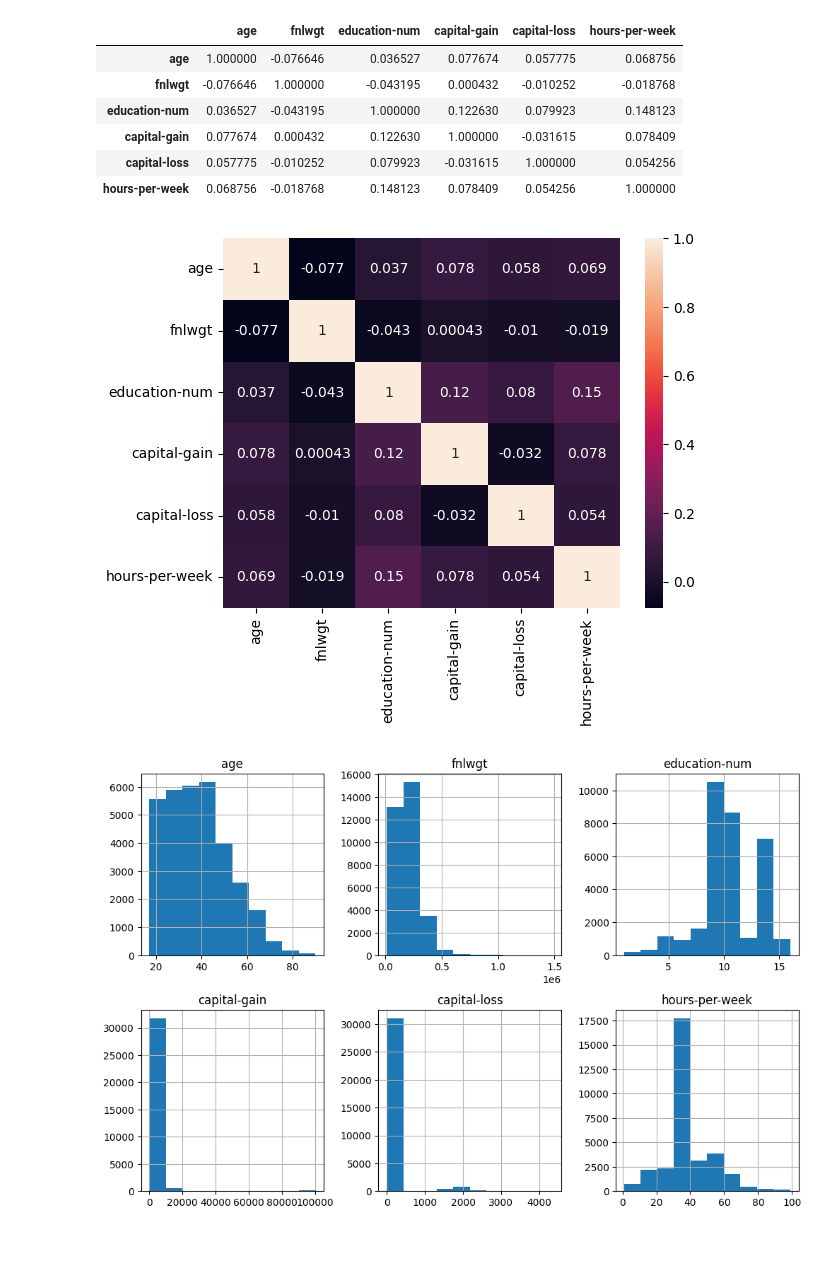
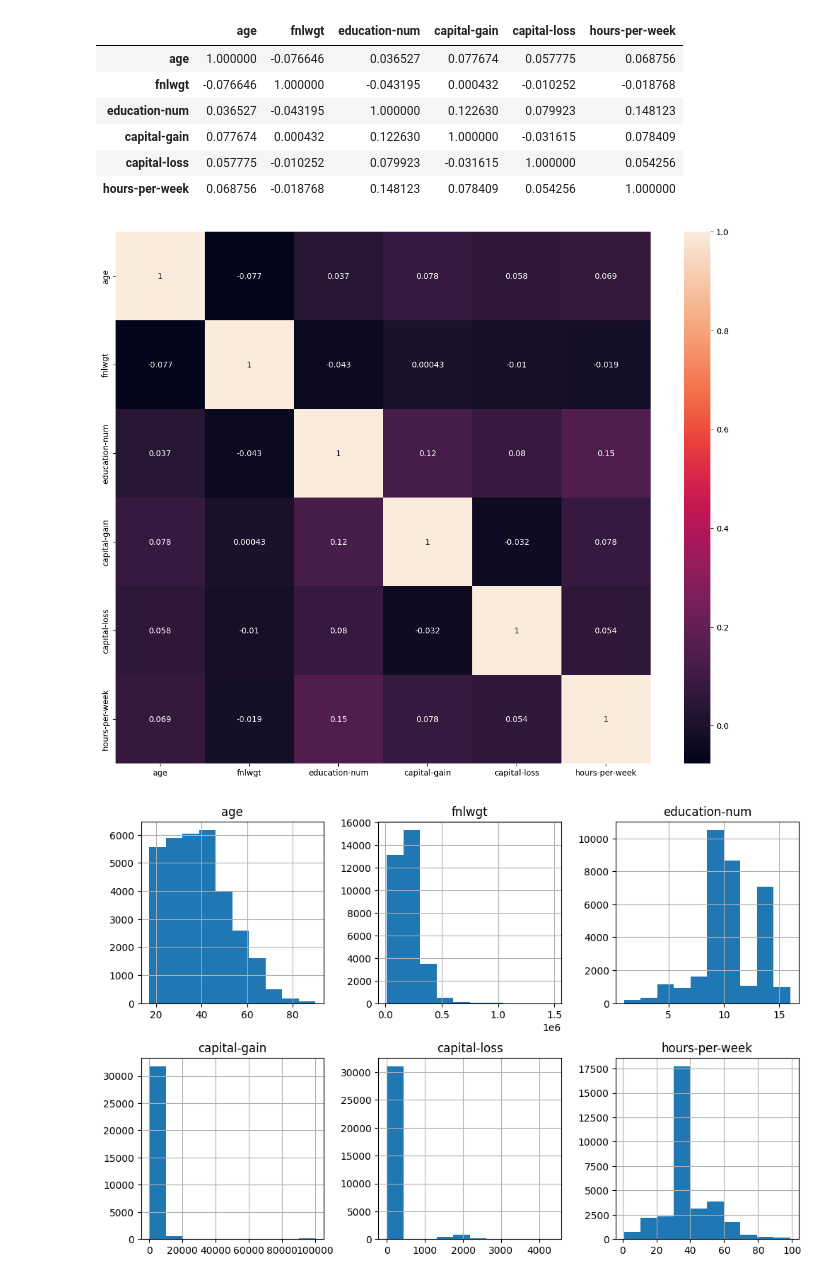
Before and after one commit to Manith-Ratnayake/UCI_machine_learning, a Jupyter notebook: Machine_Learning.ipynb, the cells around one changed output. Saved outputs shown, nothing was run; the diff lists cells and outputs as text; code cells hidden in the pictures; blank space fills up the shorter version.

Commit message:
Plots

```diff
--- a/Machine_Learning.ipynb
+++ b/Machine_Learning.ipynb
@@ -346,9 +408,10 @@ adult_data.corr()
 | capital-loss | 0.057775 | -0.010252 | 0.079923 | -0.031615 | 1.000000 | 0.054256 |
 | hours-per-week | 0.068756 | -0.018768 | 0.148123 | 0.078409 | 0.054256 | 1.000000 |
 # %%
+plt.figure(figsize=(15,12))
 seaborn.heatmap(adult_data.corr(), annot=True);
 # %% [output]
-[figure, old version]
+[figure, new version]
 # %%
 adult_data.hist(figsize=(12,12), layout=(3,3), sharex=False);
 # %% [output]
```
Also changed, not shown: parts of 19 cells of this notebook.
